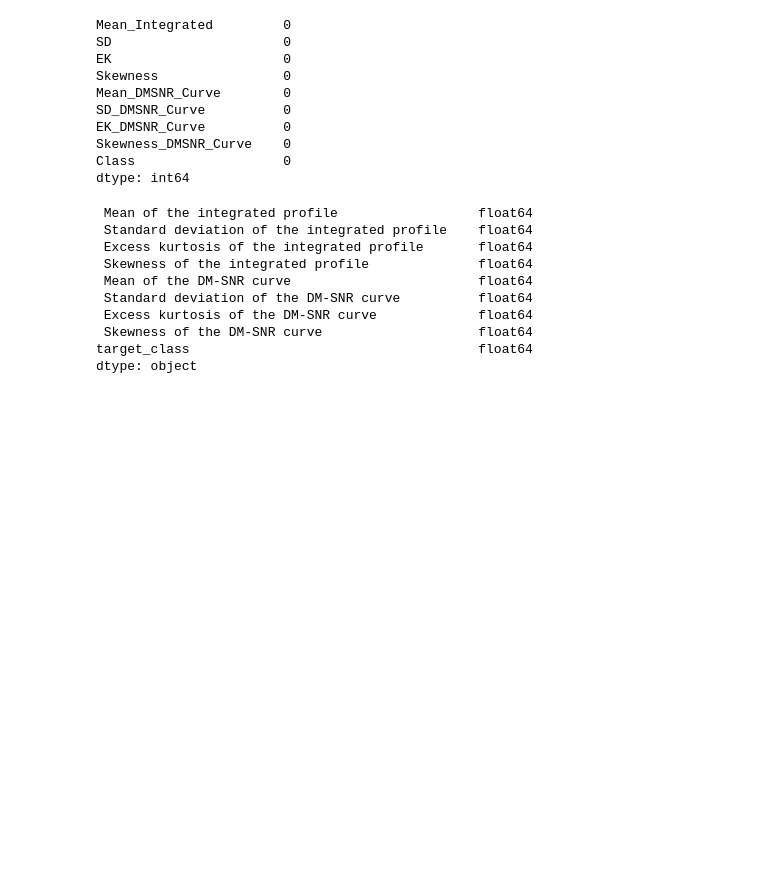
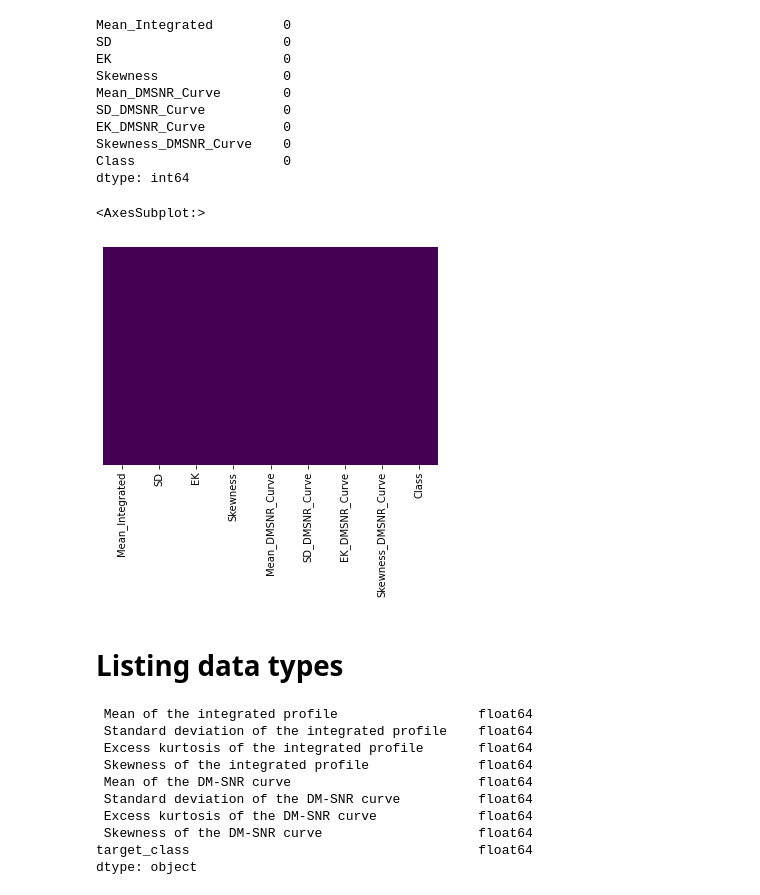
Before and after one commit to derrick-poage/Pulsar-prediction, a Jupyter notebook: Pulsar Prediction.ipynb, the cells around one changed output. Drawn from its saved outputs; the diff is of its cells as text; code cells hidden in the pictures; blank space fills up the shorter version.

```diff
--- a/Pulsar Prediction.ipynb
+++ b/Pulsar Prediction.ipynb
@@ -139,6 +151,13 @@ EK_DMSNR_Curve          0
 Skewness_DMSNR_Curve    0
 Class                   0
 dtype: int64
+# %%
+sns.heatmap(pulsar.isnull(), yticklabels=False, cbar=False, cmap='viridis')
+# %% [output]
+<AxesSubplot:>
+[figure, added]
+# %% [markdown]
+# Listing data types
 # %%
 pulsar_train.dtypes
 # %% [output]
```
Also changed, not shown: parts of 72 cells of this notebook, 1 other file.
